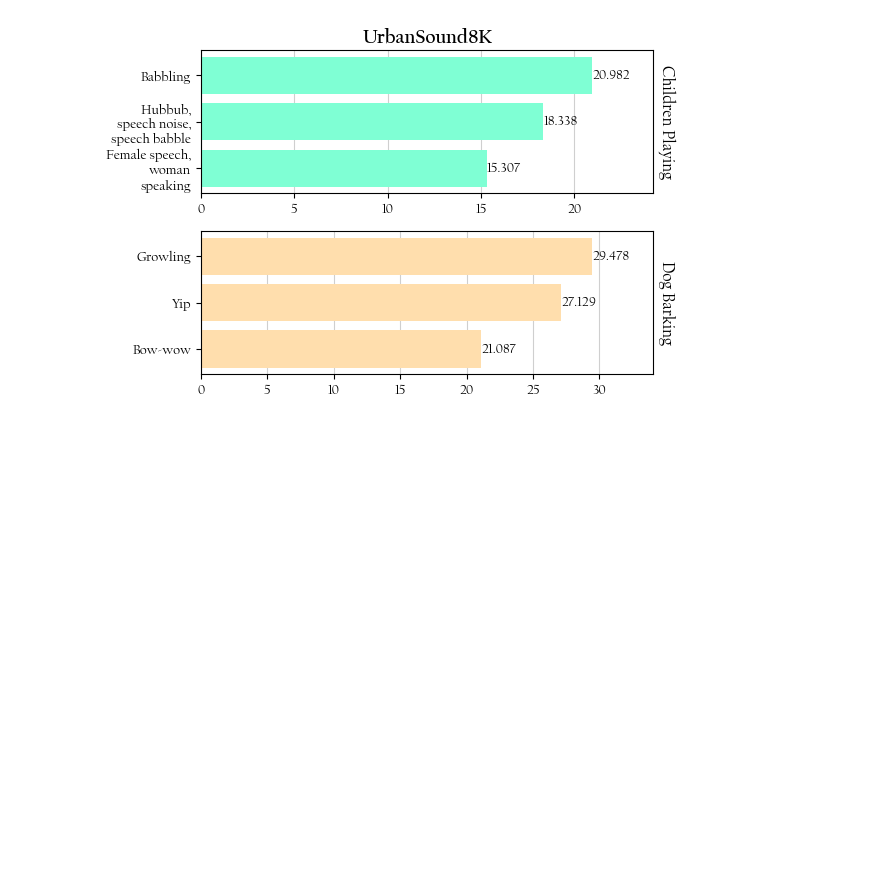
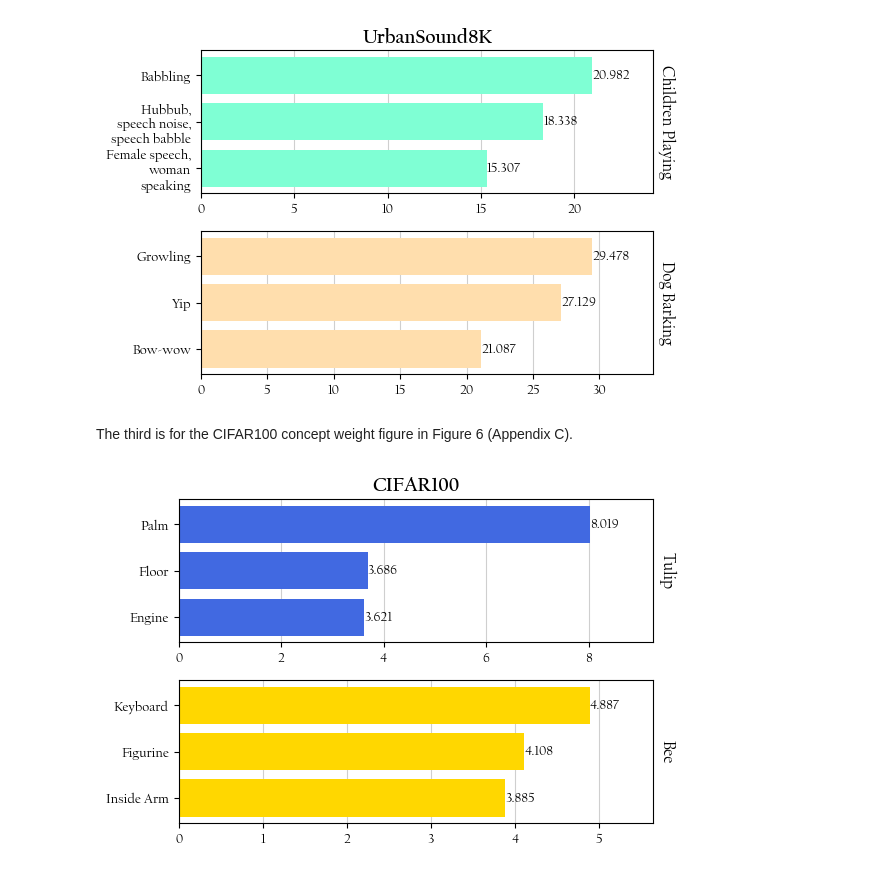
Before and after one commit to dgcnz/FACT, a Jupyter notebook: notebooks/plot_book.ipynb, the cells around one changed output. Cells and saved outputs as stored; diff of their text form; code cells hidden in the pictures; blank space fills up the shorter version.

Commit message:
fix: update plot book for extra graphs

```diff
--- a/notebooks/plot_book.ipynb
+++ b/notebooks/plot_book.ipynb
@@ -138,3 +138,63 @@ plt.tight_layout()
 plt.show()
 # %% [output]
 [figure]
+# %% [markdown]
+The third is for the CIFAR100 concept weight figure in Figure 6 (Appendix C).
+# %%
+# Size adjustment factor
+factor = 1.1
+
+# Data
+categories = [['Palm', 'Floor', 'Engine'],
+              ['Keyboard', 'Figurine', 'Inside Arm']]
+values = {
+    'tulip': [8.019, 3.686, 3.621],
+    'bee': [4.887, 4.108, 3.885]
+}
+
+# Font
+font = "Californian FB"
+
+# Colors
+bee_colors = ['gold', 'gold', 'gold']
+tulip_colors = ['royalblue', 'royalblue', 'royalblue']
+
+# Create subplots
+fig, axes = plt.subplots(nrows=2, ncols=1, figsize=(6, 4))
+
+# Plot Children Playing Class concepts
+bars = axes[0].barh(categories[0], values['tulip'], color=tulip_colors)
+for bar, value in zip(bars, values['tulip']):
+    axes[0].text(bar.get_width(), bar.get_y() + bar.get_height() / 2, f'{value:.3f}', ha='left', va='center', fontdict={'fontname': font})
+
+# Plot Dog Class concepts
+bars = axes[1].barh(categories[1], values['bee'], color=bee_colors)
+for bar, value in zip(bars, values['bee']):
+    axes[1].text(bar.get_width(), bar.get_y() + bar.get_height() / 2, f'{value:.3f}', ha='left', va='center', fontdict={'fontname': font})
+
+# Set titles with custom font style
+title_font = {'fontname': font, 'weight': 'bold', 'fontsize':14}
+axes[0].set_title('CIFAR100', **title_font)
+
+for ax in axes.flatten():
+    ax.set_axisbelow(True)
+    ax.grid(axis='x', alpha=0.6)
+    ax.tick_params(axis='both', labelsize=10, labelfontfamily=font)
+
+    # Adjust x-axis limits for more space on the sides
+    ax.set_xlim(0, max(ax.get_xlim()) * factor)
+
+axes[0].text(1.03, 0.5, 'Tulip', ha='center', va='center', rotation=270, transform=axes[0].transAxes, fontdict={'fontname': font, 'fontsize': 12})
+axes[1].text(1.03, 0.5, 'Bee', ha='center', va='center', rotation=270, transform=axes[1].transAxes, fontdict={'fontname': font, 'fontsize': 12})
+
+# Invert the order
+axes[0].invert_yaxis()
+axes[1].invert_yaxis()
+
+# Adjust layout
+plt.tight_layout()
+
+# Show the plot
+plt.show()
+# %% [output]
+[figure, added]
```
Also changed, not shown: parts of 5 cells of this notebook.
